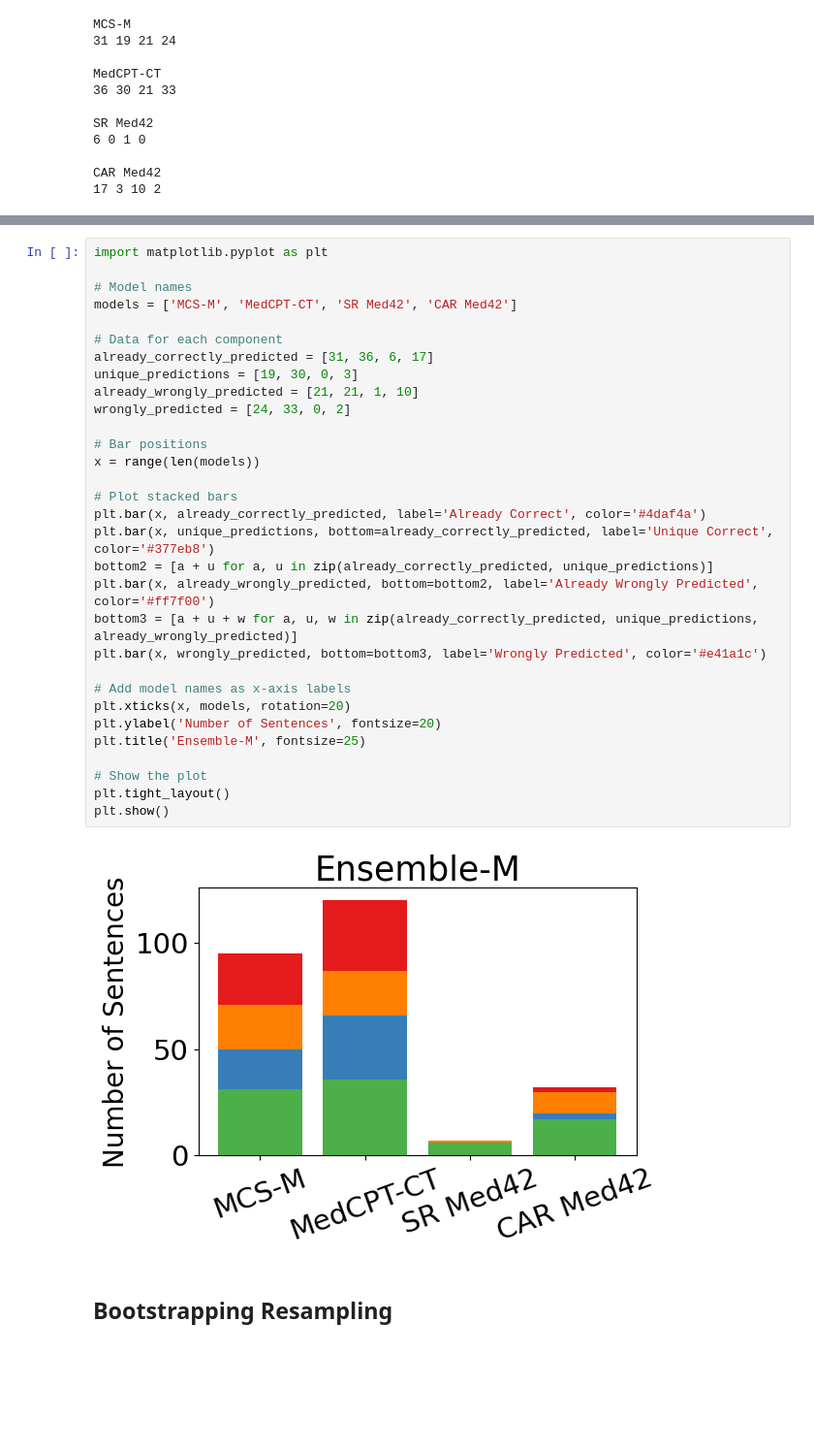
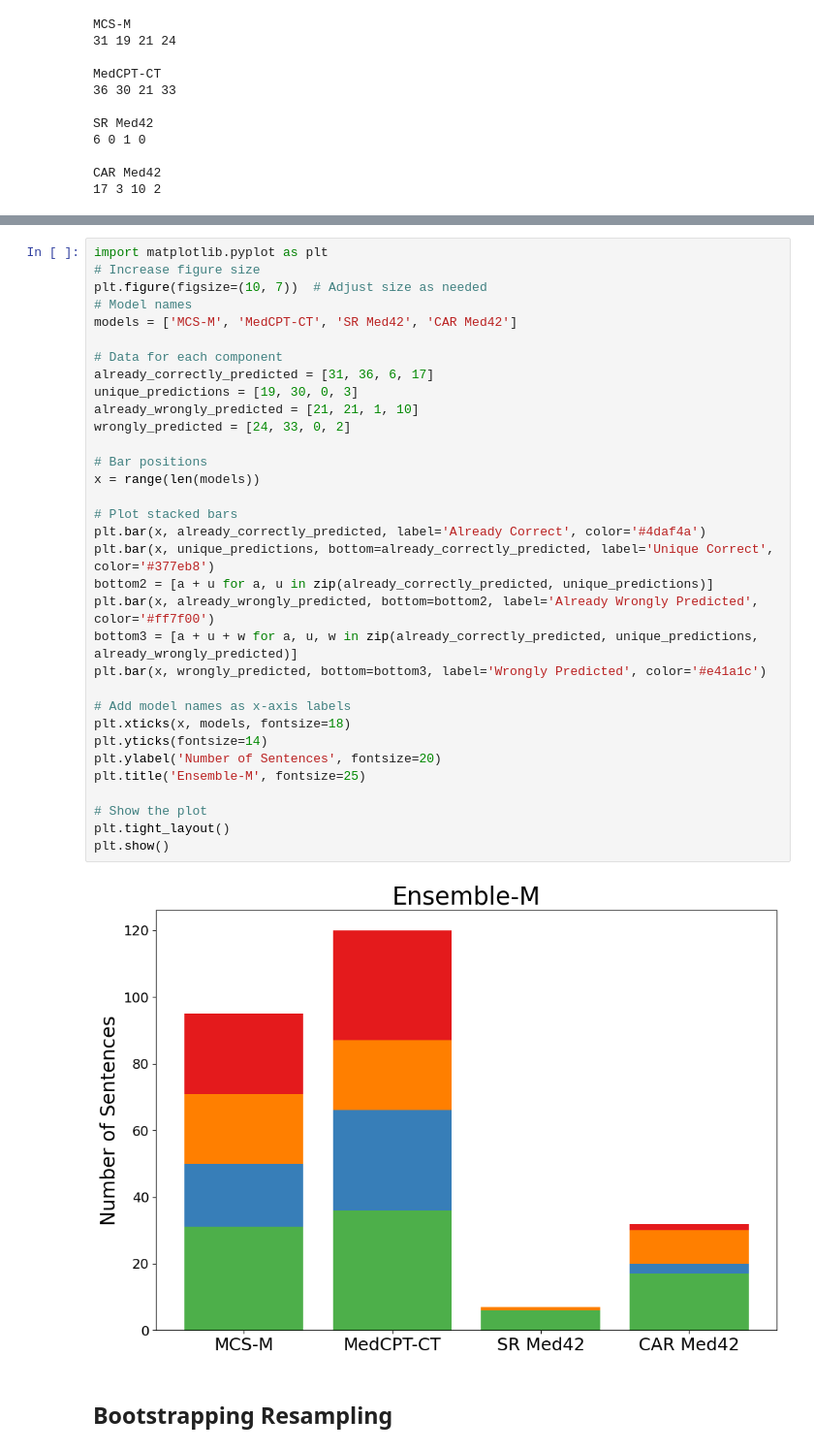
Before and after one commit to lanzv/CUNI-a-at-ArchEHR-QA-2025, a Jupyter notebook: visualization.ipynb, the cells around one changed output, grey strips where cells are left out. Shown at 97% size. Cells and saved outputs as stored; diff of their text form; blank space fills up the shorter version.

```diff
--- a/visualization.ipynb
+++ b/visualization.ipynb
@@ -460,36 +462,38 @@ plt.show()
 # %%
 import matplotlib.pyplot as plt
-
+# Increase figure size
+plt.figure(figsize=(10, 7))  # Adjust size as needed
 # Model names
 models = ['MCS-M', 'MedCPT-CT', 'SR Med42', 'CAR Med42']
 
 # Data for each component
 already_correctly_predicted = [31, 36, 6, 17]
 unique_predictions = [19, 30, 0, 3]
 already_wrongly_predicted = [21, 21, 1, 10]
 wrongly_predicted = [24, 33, 0, 2]
 
 # Bar positions
 x = range(len(models))
 
 # Plot stacked bars
 plt.bar(x, already_correctly_predicted, label='Already Correct', color='#4daf4a')
 plt.bar(x, unique_predictions, bottom=already_correctly_predicted, label='Unique Correct', color='#377eb8')
 bottom2 = [a + u for a, u in zip(already_correctly_predicted, unique_predictions)]
 plt.bar(x, already_wrongly_predicted, bottom=bottom2, label='Already Wrongly Predicted', color='#ff7f00')
 bottom3 = [a + u + w for a, u, w in zip(already_correctly_predicted, unique_predictions, already_wrongly_predicted)]
 plt.bar(x, wrongly_predicted, bottom=bottom3, label='Wrongly Predicted', color='#e41a1c')
 
 # Add model names as x-axis labels
-plt.xticks(x, models, rotation=20)
+plt.xticks(x, models, fontsize=18)
+plt.yticks(fontsize=14)
 plt.ylabel('Number of Sentences', fontsize=20)
 plt.title('Ensemble-M', fontsize=25)
 
 # Show the plot
 plt.tight_layout()
 plt.show()
 # %% [output]
-[figure, old version]
+[figure, new version]
 # %% [markdown]
 ## Bootstrapping Resampling
 # %%
```
Also changed, not shown: parts of 1 cell of this notebook, 1 other file.
